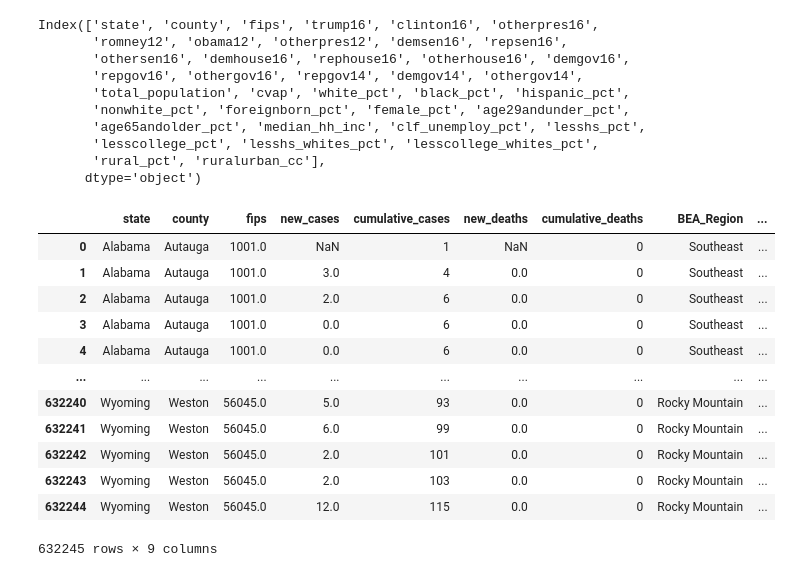
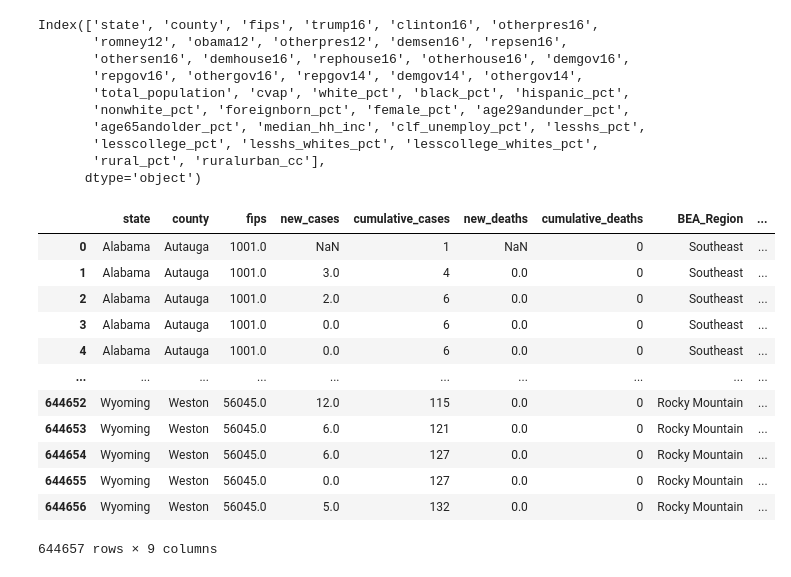
Before and after one commit to aspotter99/SQL_talk, a Jupyter notebook: notebooks/Regions.ipynb, the cells around one changed output. Cells and saved outputs as stored; diff of their text form; code cells hidden in the pictures.

```diff
--- a/notebooks/Regions.ipynb
+++ b/notebooks/Regions.ipynb
@@ -69,28 +69,28 @@ Index(['state', 'county', 'fips', 'trump16', 'clinton16', 'otherpres16',
       dtype='object')
 # %%
 df = pd.read_sql('''SELECT c.state, c.county, c.fips,
-                    cases - LAG (cases,1) OVER (PARTITION BY c.county ORDER BY date) as 'new_cases',
+                    cases - LAG (cases,1) OVER (PARTITION BY c.state, c.county ORDER BY date) as 'new_cases',
                     cases as 'cumulative_cases',
                     deaths - LAG (deaths,1) OVER (PARTITION BY c.county ORDER BY date) as 'new_deaths',
                     deaths as 'cumulative_deaths',
                     bureau_economic_analysys as 'BEA_Region',
                     e.total_population
                     FROM counties as c
                     JOIN regions r on c.state = r.state
                     JOIN election e on e.fips = c.fips
                     ORDER BY c.state, c.county, date''',conn)
 df
 # %% [output]
 |  | state | county | fips | new_cases | cumulative_cases | new_deaths | cumulative_deaths | BEA_Region | ... |
 | 0 | Alabama | Autauga | 1001.0 | NaN | 1 | NaN | 0 | Southeast | ... |
 | 1 | Alabama | Autauga | 1001.0 | 3.0 | 4 | 0.0 | 0 | Southeast | ... |
 | 2 | Alabama | Autauga | 1001.0 | 2.0 | 6 | 0.0 | 0 | Southeast | ... |
 | 3 | Alabama | Autauga | 1001.0 | 0.0 | 6 | 0.0 | 0 | Southeast | ... |
 | 4 | Alabama | Autauga | 1001.0 | 0.0 | 6 | 0.0 | 0 | Southeast | ... |
 | ... | ... | ... | ... | ... | ... | ... | ... | ... | ... |
-| 632240 | Wyoming | Weston | 56045.0 | 5.0 | 93 | 0.0 | 0 | Rocky Mountain | ... |
-| 632241 | Wyoming | Weston | 56045.0 | 6.0 | 99 | 0.0 | 0 | Rocky Mountain | ... |
-| 632242 | Wyoming | Weston | 56045.0 | 2.0 | 101 | 0.0 | 0 | Rocky Mountain | ... |
-| 632243 | Wyoming | Weston | 56045.0 | 2.0 | 103 | 0.0 | 0 | Rocky Mountain | ... |
-| 632244 | Wyoming | Weston | 56045.0 | 12.0 | 115 | 0.0 | 0 | Rocky Mountain | ... |
+| 644652 | Wyoming | Weston | 56045.0 | 12.0 | 115 | 0.0 | 0 | Rocky Mountain | ... |
+| 644653 | Wyoming | Weston | 56045.0 | 6.0 | 121 | 0.0 | 0 | Rocky Mountain | ... |
+| 644654 | Wyoming | Weston | 56045.0 | 6.0 | 127 | 0.0 | 0 | Rocky Mountain | ... |
+| 644655 | Wyoming | Weston | 56045.0 | 0.0 | 127 | 0.0 | 0 | Rocky Mountain | ... |
+| 644656 | Wyoming | Weston | 56045.0 | 5.0 | 132 | 0.0 | 0 | Rocky Mountain | ... |
-632245 rows × 9 columns
+644657 rows × 9 columns
```
Also changed, not shown: parts of 1 cell of this notebook, 7 other files.
